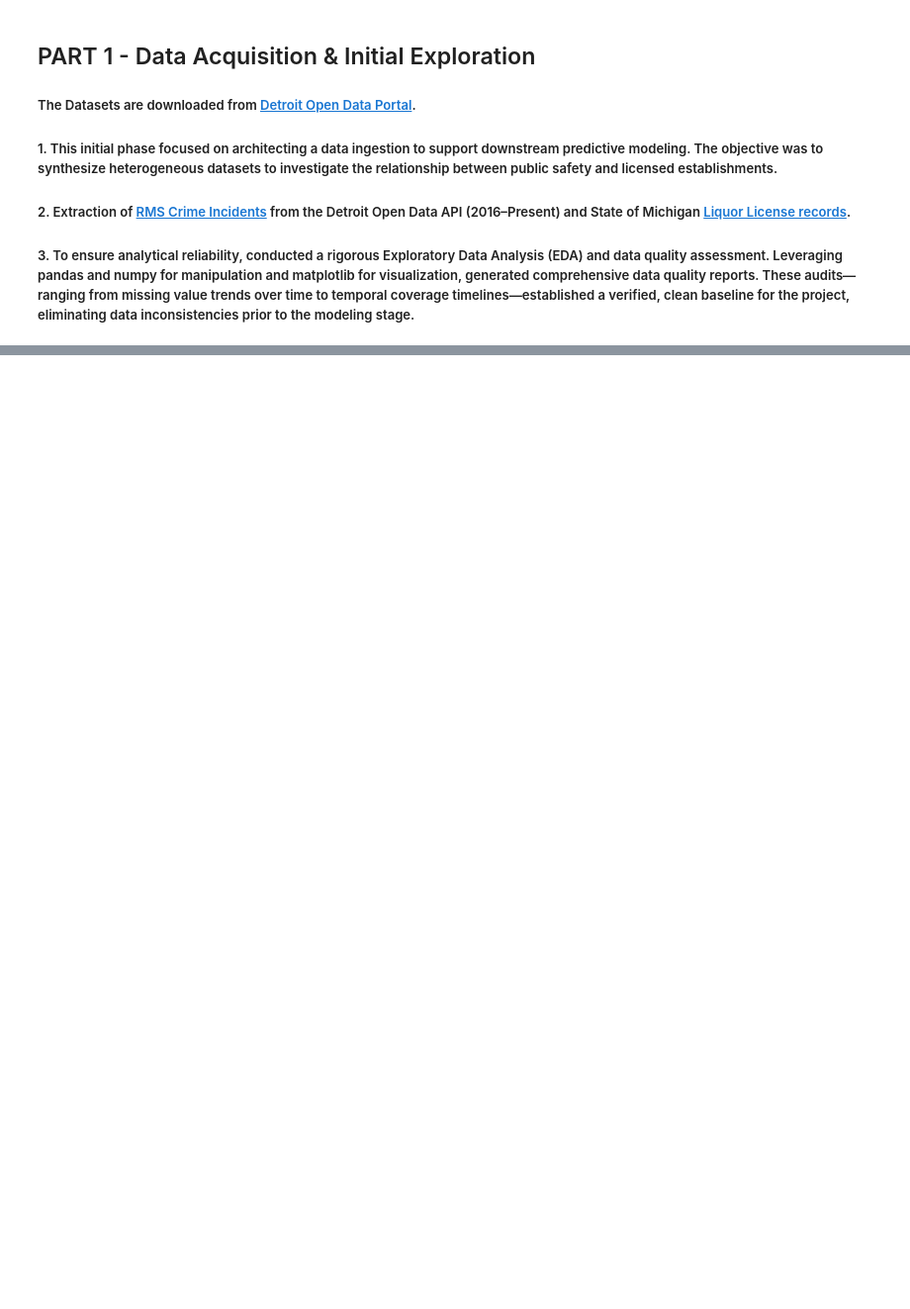
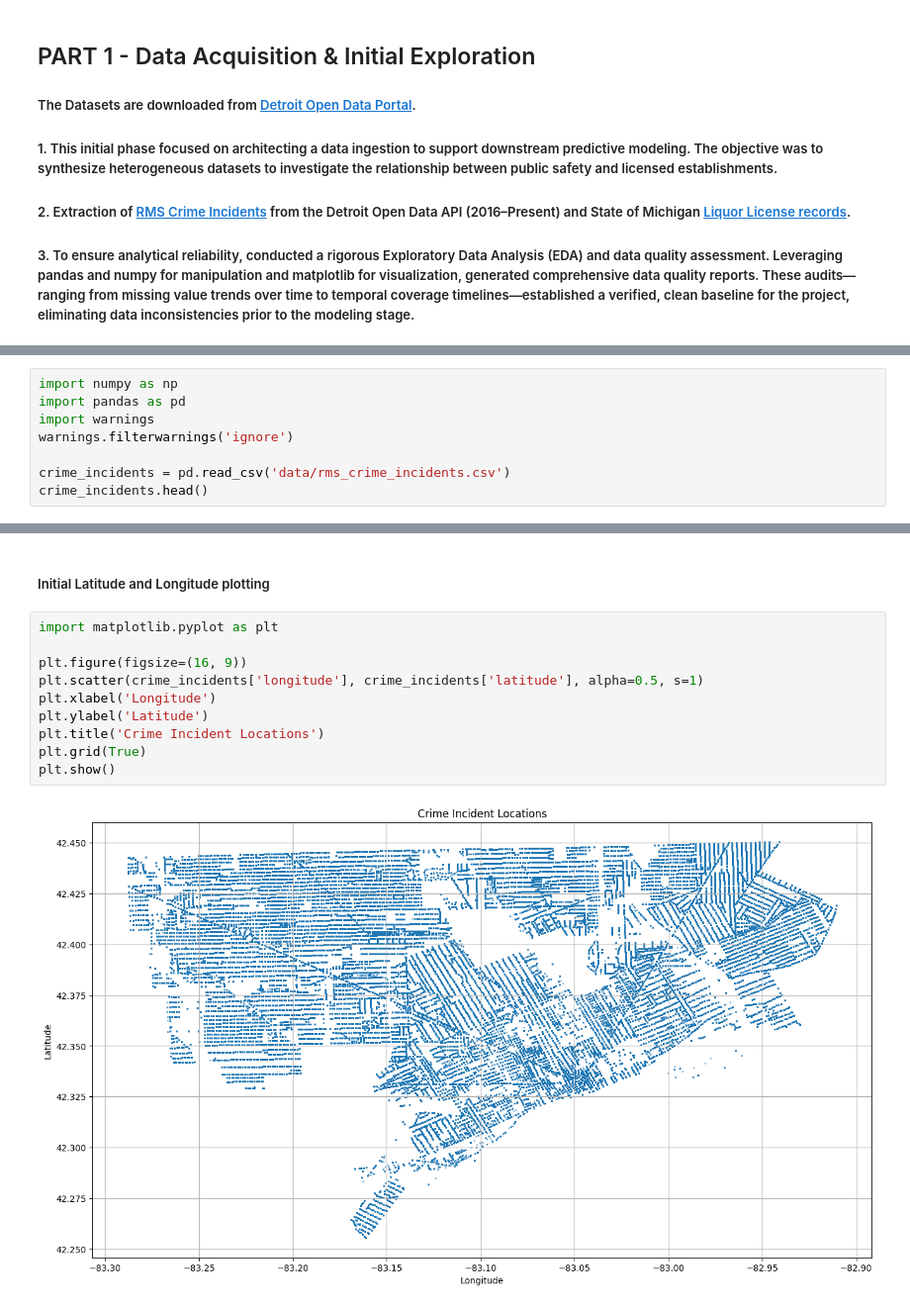
Before and after one commit to spacedust10/detroit-crime-analysis, a Jupyter notebook: analysis.ipynb, the cells around one changed output, grey strips where cells are left out. Shown: that part at 99% size. Cells and saved outputs as stored; diff of their text form; blank space fills up the shorter version.

Commit message:
Add Data Exploration code till Heatmap Visualization

```diff
--- a/analysis.ipynb
+++ b/analysis.ipynb
@@ -12,0 +17,8 @@
+# %%
+import numpy as np
+import pandas as pd
+import warnings
+warnings.filterwarnings('ignore')
+
+crime_incidents = pd.read_csv('data/rms_crime_incidents.csv')
+crime_incidents.head()
@@ -12,0 +55,14 @@
+# %% [markdown]
+##### Initial Latitude and Longitude plotting
+# %%
+import matplotlib.pyplot as plt
+
+plt.figure(figsize=(16, 9))
+plt.scatter(crime_incidents['longitude'], crime_incidents['latitude'], alpha=0.5, s=1)
+plt.xlabel('Longitude')
+plt.ylabel('Latitude')
+plt.title('Crime Incident Locations')
+plt.grid(True)
+plt.show()
+# %% [output]
+[figure, added]
```
Also changed, not shown: parts of 9 cells of this notebook.
